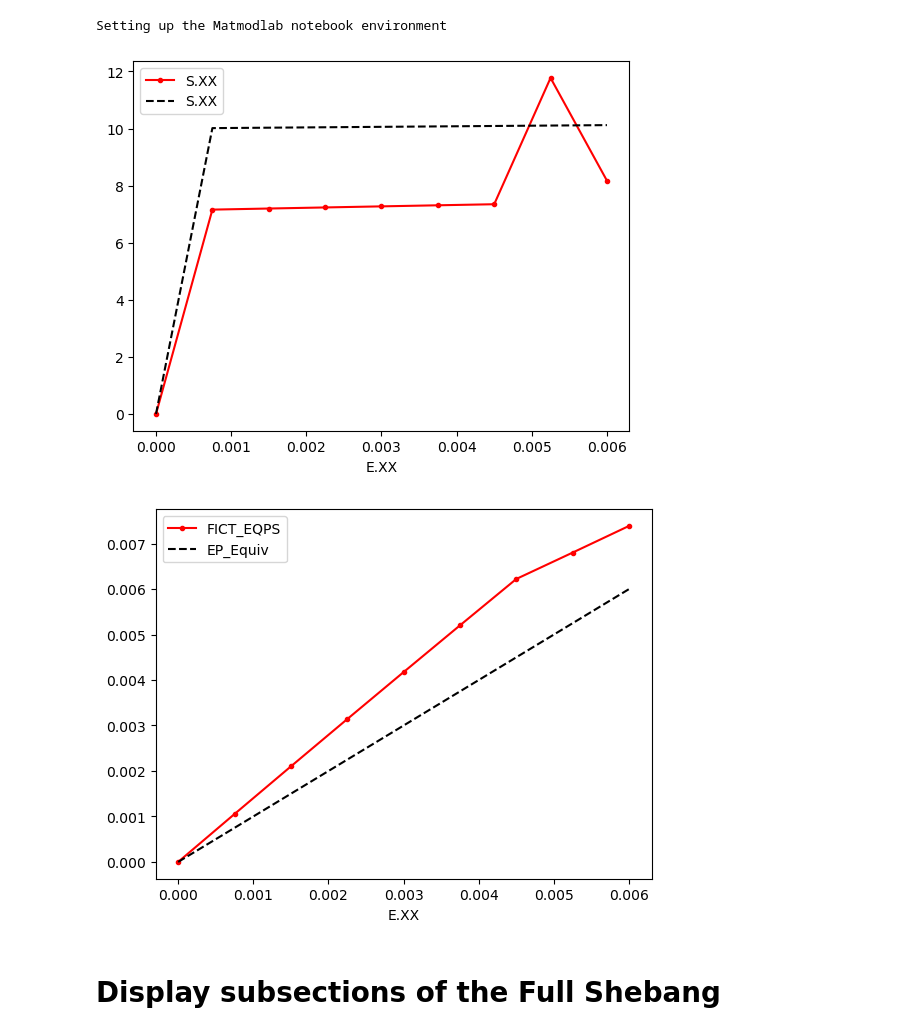
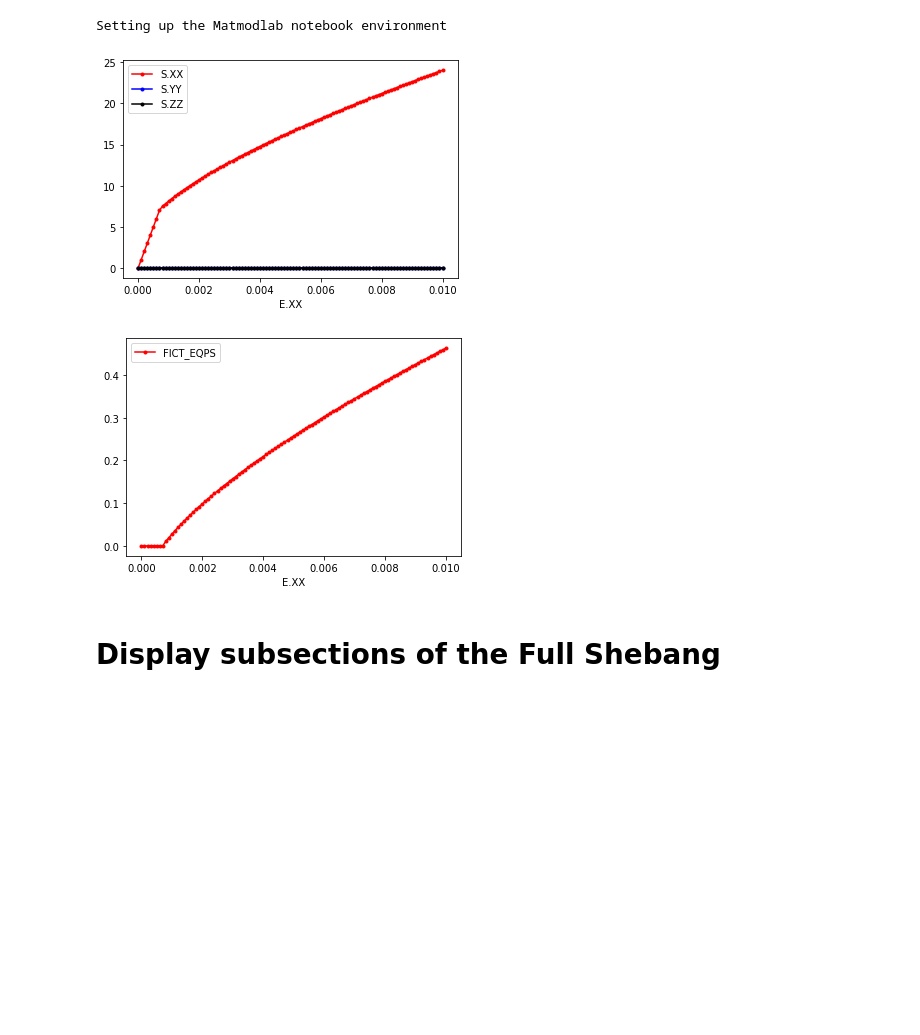
Before and after one commit to brianphung/matmodlab2, a Jupyter notebook: notebooks/ST_GPSR_hill_deviatoric_tests.ipynb, the cells around one changed output. Cells and saved outputs as stored; diff of their text form; code cells hidden in the pictures; blank space fills up the shorter version.

Commit message:
Potential progress, hill update

```diff
--- a/notebooks/ST_GPSR_hill_deviatoric_tests.ipynb
+++ b/notebooks/ST_GPSR_hill_deviatoric_tests.ipynb
@@ -254,13 +255,17 @@ def B(eqps):
     #print('B_in', B_in)
     return B_in
 """
-individual_path = "D:/Work/software/st-bingo/research/experiments/checkpoints/hill_constant/checkpoint_151.pkl"
+
+if 'darwin' in sys.platform:
+    individual_path = "/Users/brian/Work/software/st-bingo/research/experiments/checkpoints/hill_constant/checkpoint_151.pkl"
+else:
+    individual_path = "D:/Work/software/st-bingo/research/experiments/checkpoints/hill_constant/checkpoint_151.pkl"
 with open(individual_path, 'rb') as f:
     pkl = dill.load(f)
 #""" Force deviatoric independence on a BINGO solution
 def B(X_0):
-    ISO_Y_0 = 10
-    ISO_H = 20
+    ISO_Y_0 = 1000
+    ISO_H = 990
     B_in = pkl.hall_of_fame[0].evaluate_equation_at(np.array([[X_0]]))[0]
     B_in *= (ISO_Y_0 + ISO_H*X_0)
     B_in = align_axes_with_pi_plane_rot().T @ B_in @ align_axes_with_pi_plane_rot()
@@ -272,29 +277,36 @@ def B(X_0):
 #"""
 
 # Shared params
-E = 10e6
+E = 10e3
 nu = .333
-Y0 = 10
-H = 20
+Y0 = 1000
+H = 990
 
-all_comps = (0.006, 0, 0)
+
+F_11 = 1.01
+# all_comps = (F_11, 0, 0, 0, 1/np.sqrt(F_11), 0, 0,0, 1/np.sqrt(F_11))
+# all_loads = 'FFFFFFFFF'
+all_comps = (0.01, 0, 0)
 all_loads = 'ESS'
-all_frames = 8
+
+all_frames = 100
 
 # Run ST_GPSR_TTM model
 pGPSR = {'E': E, 'Nu': nu, 'Y0': Y0, 'H': H, "B": B}
 mpsGPSR = run_ST_GPSR_TTM(pGPSR, frames=all_frames, components=all_comps, loads=all_loads)
 # Run the included von mises model
 pVM = {'E': E, 'Nu': nu, 'Y0': Y0, 'Y1': H, 'm': 1.0}
-mpsVM = MaterialPointSimulator('VM_Plastic')
-mpsVM.material = HardeningPlasticMaterial(**pVM)
-mpsVM = run_generic_mps(mpsVM, pVM, frames=all_frames, components=all_comps, loads=all_loads)
+# mpsVM = MaterialPointSimulator('VM_Plastic')
+# mpsVM.material = HardeningPlasticMaterial(**pVM)
+# mpsVM = run_generic_mps(mpsVM, pVM, frames=all_frames, components=all_comps, loads=all_loads)
 
 ax = mpsGPSR.plot('E.XX', 'S.XX', style='.r-')
-mpsVM.plot('E.XX', 'S.XX', ax=ax, style='k--')
+mpsGPSR.plot('E.XX', 'S.YY', ax=ax, style='.b-')
+mpsGPSR.plot('E.XX', 'S.ZZ', ax=ax, style='.k-')
+#mpsVM.plot('E.XX', 'S.XX', ax=ax, style='k--')
 
 ax2 = mpsGPSR.plot('E.XX', 'FICT_EQPS', style='.r-')
-mpsVM.plot('E.XX', 'EP_Equiv', ax=ax2, style='k--')
+# mpsVM.plot('E.XX', 'EP_Equiv', ax=ax2, style='k--')
 
 # print(mpsGPSR.df[['FICT_EQPS', 'Y']])
 # print(mpsVM.df[['EP_Equiv', 'S.XX']])
@@ -339,35 +351,35 @@ with pd.option_context('display.max_rows', None, 'display.max_columns', None):
                     "TRIAL_STRESS_PRE_TRANS_XY",
                     "TRIAL_STRESS_PRE_TRANS_YZ",
                     "TRIAL_STRESS_PRE_TRANS_XZ",
                     'CONV_STRESS_ISO_XX',
                     'CONV_STRESS_ISO_YY',
                     'CONV_STRESS_ISO_ZZ',
                     "CONV_STRESS_ISO_XY",
                     "CONV_STRESS_ISO_YZ",
                     "CONV_STRESS_ISO_XZ",
                     'FICT_SXX',
                     'FICT_SYY',
                     'FICT_SZZ',
                     "FICT_SXY",
                     "FICT_SYZ",
                     "FICT_SXZ",
                     "FICT_EP_XX",  # 0
                     "FICT_EP_YY",  # 1
                     "FICT_EP_ZZ",  # 2
                     'REAL_EP_XX',
                     'REAL_EP_YY',
                     'REAL_EP_ZZ',
                     'S.XX',
                     'S.YY',
                     'S.ZZ',
                     'S.YZ',
                     'S.XZ',
                     'S.XY',
                     'S.VM']]
     df_vm_reference.to_csv('output0.csv')
 # %% [output]
-[figure, old version]
+[figure, new version]
-[figure, old version]
+[figure, new version]
 # %% [markdown]
 # Display subsections of the Full Shebang
 # %%
```
Also changed, not shown: parts of 13 cells of this notebook, 6 other files.
